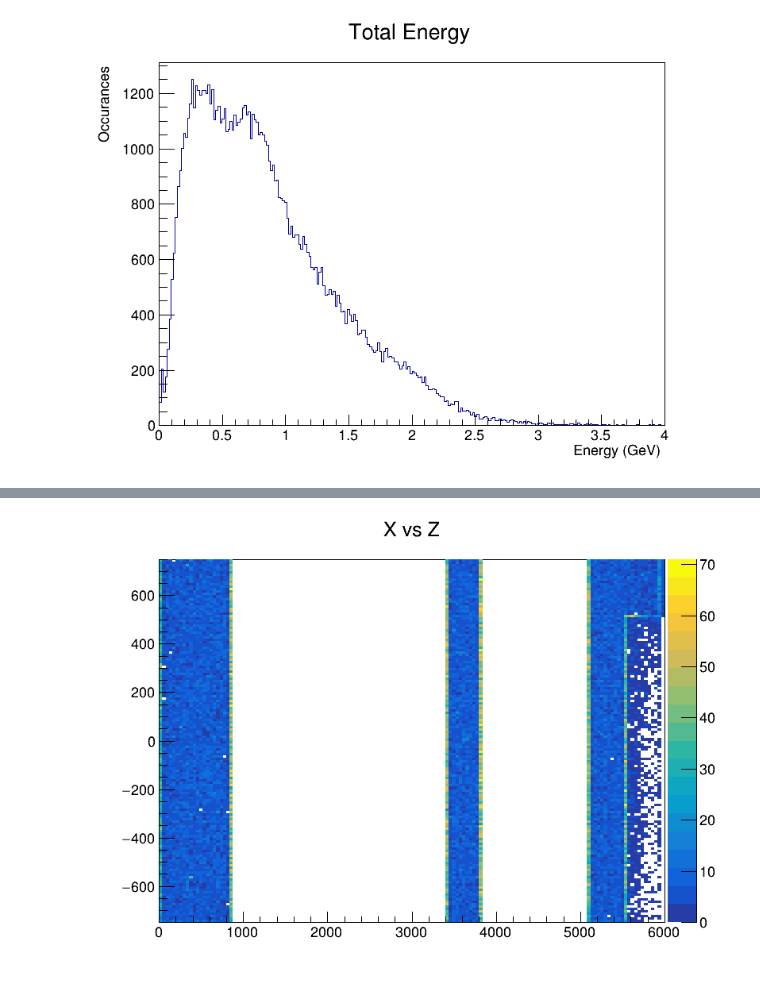
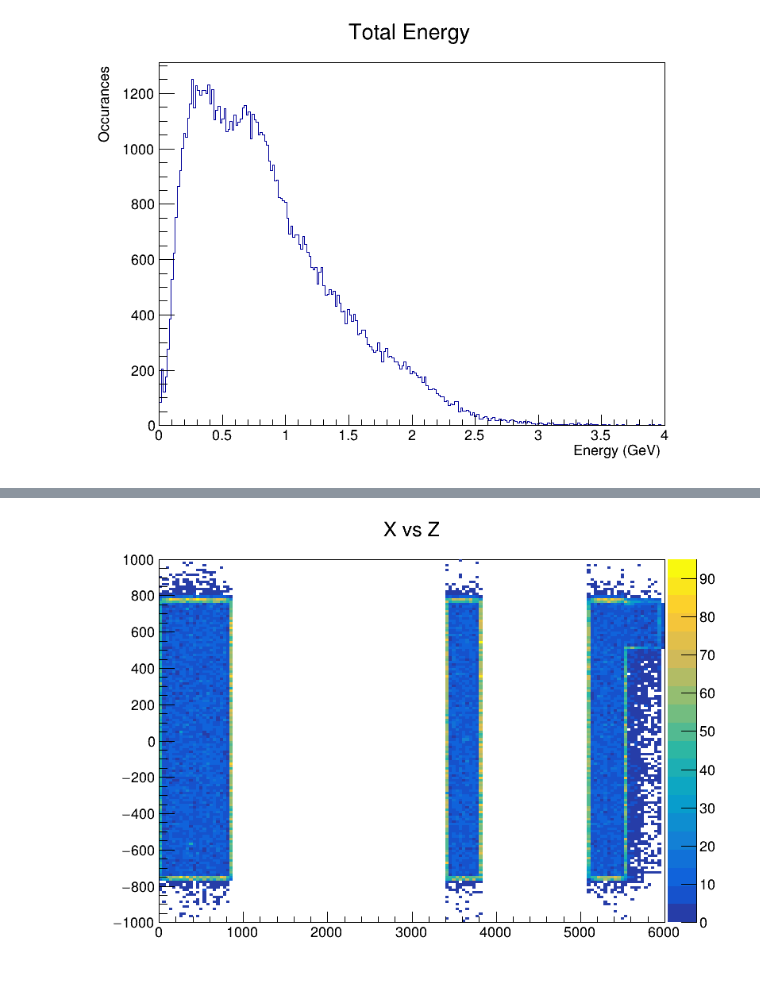
Before and after one commit to navaneethsrinath/RootPractice, a Jupyter notebook: novadatapractice.ipynb, the cells around one changed output, grey strips where cells are left out. Drawn from its saved outputs; the diff is of its cells as text; code cells hidden in the pictures.

Commit message:
Updated 2d histograms

```diff
--- a/novadatapractice.ipynb
+++ b/novadatapractice.ipynb
@@ -295,17 +287,17 @@ Warning in <TFile::Append>: Replacing existing TH1: lengthGeV (Potential memory
 [figure]
 # %%
-xvsz = ROOT.TH2D("xvsz", "X vs Z", 150, 0, 6000, 150, -750, 750)
+xvsz = ROOT.TH2D("xvsz", "X vs Z", 150, 0, 6000, 150, -1000, 1000)
 
 
 for entryNum in range(0, tree.GetEntries()):
     tree.GetEntry(entryNum)
     if getattr(tree, "ntrack") == 0:
         continue
     startPosx = getattr(tree, "startPosX")[0]
     startPosz = getattr(tree, "startPosZ")[0]
     xvsz.Fill(startPosz, startPosx)
 
 xvsz.Draw("colz")
 canv.Draw()
 # %% [output]
-[figure, old version]
+[figure, new version]
```
Also changed, not shown: parts of 7 cells of this notebook.
